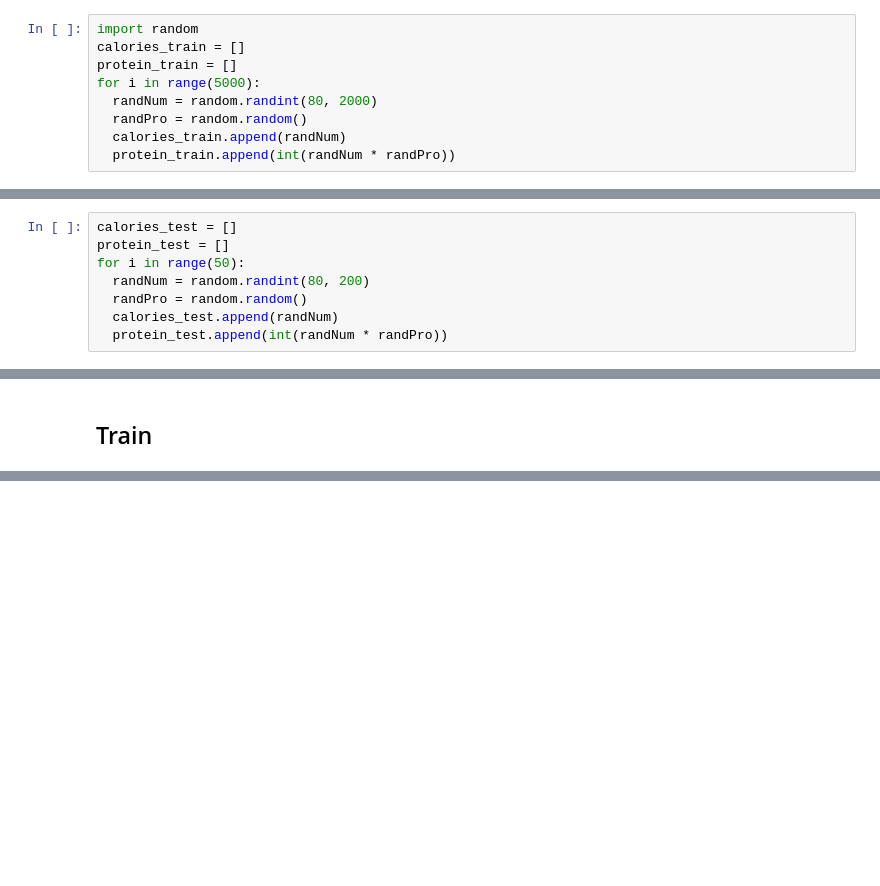
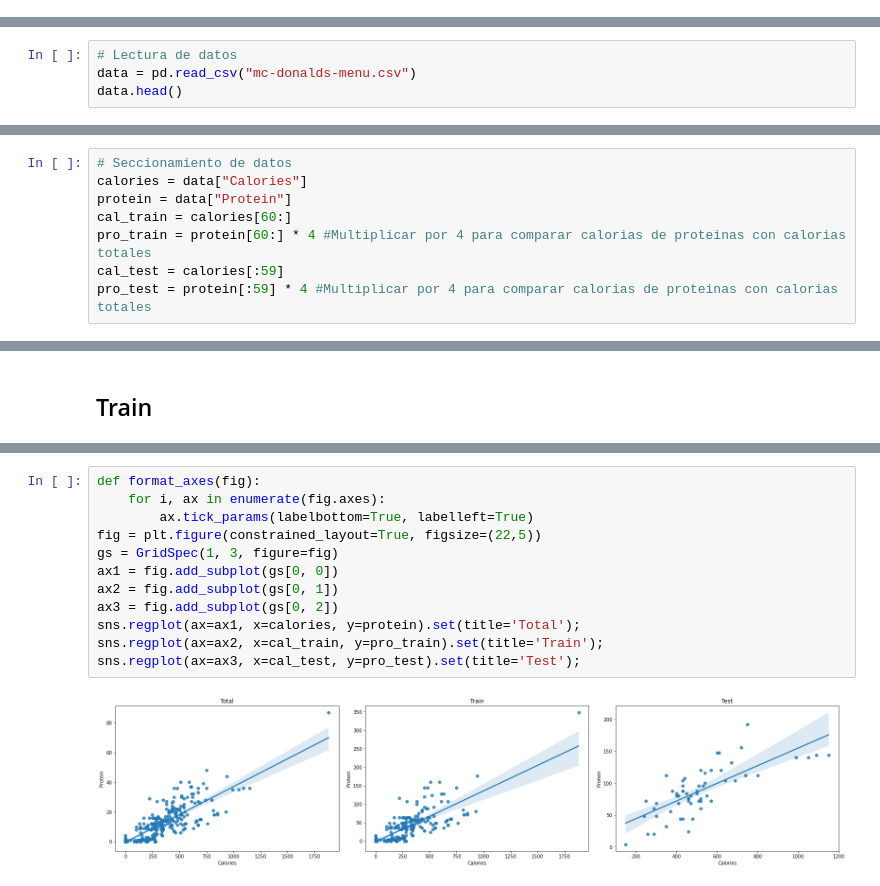
Before and after one commit to sebastianrdz/modulo2, a Jupyter notebook: A00827463_SebastianRdz_Modulo2_RegresionLineal.ipynb, the cells around one changed output, grey strips where cells are left out. Drawn from its saved outputs; the diff is of its cells as text; blank space fills up the shorter version.

```diff
--- a/A00827463_SebastianRdz_Modulo2_RegresionLineal.ipynb
+++ b/A00827463_SebastianRdz_Modulo2_RegresionLineal.ipynb
@@ -9,9 +6,0 @@
-# %%
-import random
-calories_train = []
-protein_train = []
-for i in range(5000):
-  randNum = random.randint(80, 2000)
-  randPro = random.random()
-  calories_train.append(randNum)
-  protein_train.append(int(randNum * randPro))
@@ -20,8 +6,0 @@ for i in range(5000):
-# %%
-calories_test = []
-protein_test = []
-for i in range(50):
-  randNum = random.randint(80, 200)
-  randPro = random.random()
-  calories_test.append(randNum)
-  protein_test.append(int(randNum * randPro))
@@ -27,0 +35,4 @@ for i in range(50):
+# %%
+# Lectura de datos
+data = pd.read_csv("mc-donalds-menu.csv")
+data.head()
@@ -28,3 +49,11 @@ for i in range(50):
+# %%
+# Seccionamiento de datos
+calories = data["Calories"]
+protein = data["Protein"]
+cal_train = calories[60:]
+pro_train = protein[60:] * 4 #Multiplicar por 4 para comparar calorias de proteinas con calorias totales
+cal_test = calories[:59]
+pro_test = protein[:59] * 4 #Multiplicar por 4 para comparar calorias de proteinas con calorias totales
 # %% [markdown]
 ### Variables Auxiliares
 # %%
@@ -85,0 +116,14 @@ print(theta)
+# %%
+def format_axes(fig):
+    for i, ax in enumerate(fig.axes):
+        ax.tick_params(labelbottom=True, labelleft=True)
+fig = plt.figure(constrained_layout=True, figsize=(22,5))
+gs = GridSpec(1, 3, figure=fig)
+ax1 = fig.add_subplot(gs[0, 0])
+ax2 = fig.add_subplot(gs[0, 1])
+ax3 = fig.add_subplot(gs[0, 2])
+sns.regplot(ax=ax1, x=calories, y=protein).set(title='Total');
+sns.regplot(ax=ax2, x=cal_train, y=pro_train).set(title='Train');
+sns.regplot(ax=ax3, x=cal_test, y=pro_test).set(title='Test');
+# %% [output]
+[figure, added]
```
Also changed, not shown: parts of 10 cells of this notebook.
